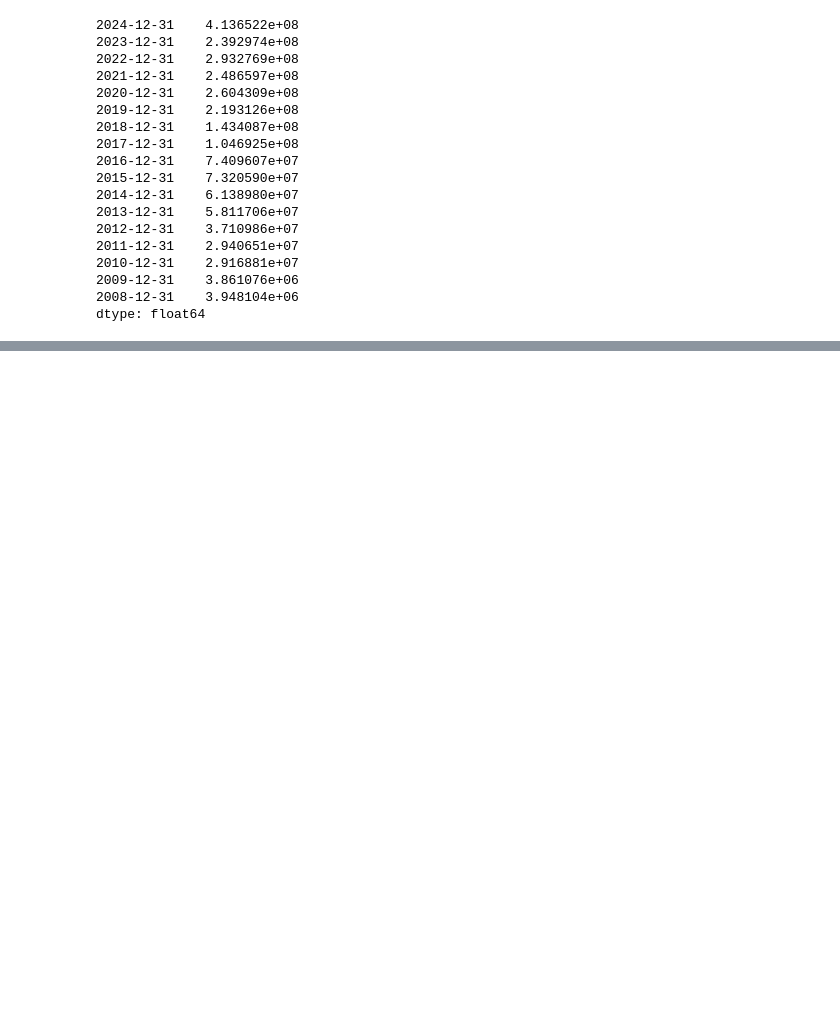
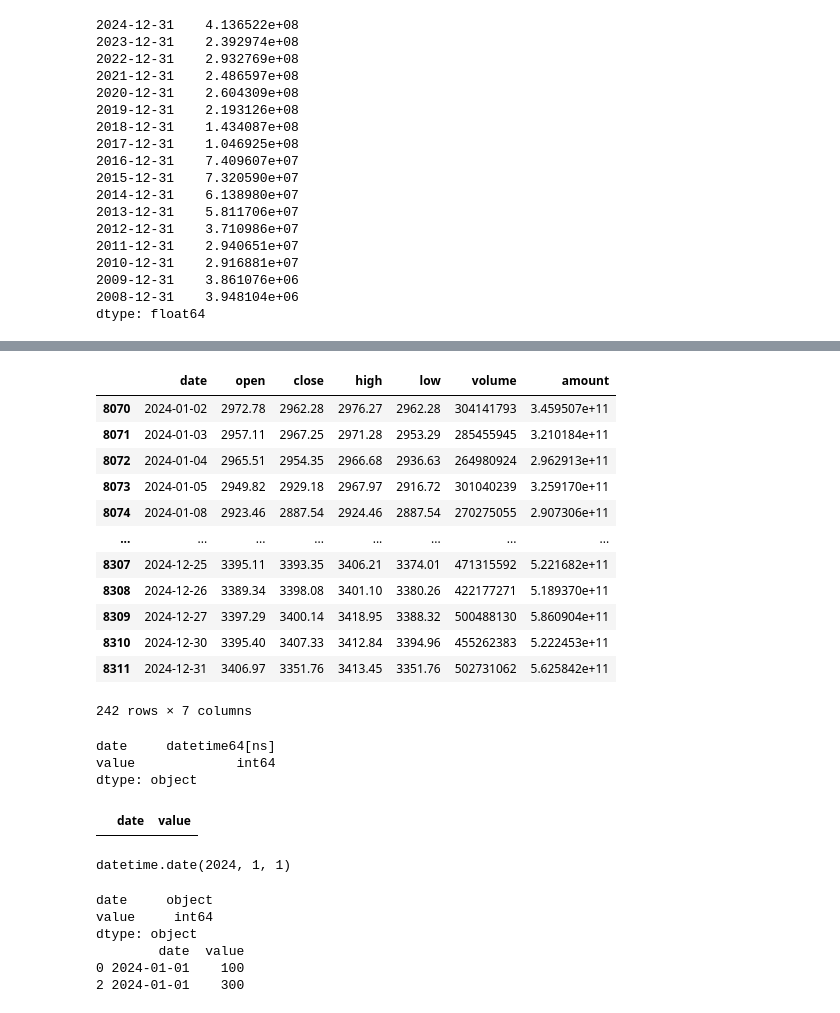
Before and after one commit to xietiany/quant, a Jupyter notebook: Demo.ipynb, the cells around one changed output, grey strips where cells are left out. Saved outputs shown, nothing was run; the diff lists cells and outputs as text; code cells hidden in the pictures; blank space fills up the shorter version.

```diff
--- a/Demo.ipynb
+++ b/Demo.ipynb
@@ -529,0 +656,37 @@ dtype: float64
+# %%
+import pandas as pd
+from datetime import datetime
+import akshare as ak
+raw = ak.stock_zh_index_daily_em("sh000001")
+start = '2024-01-01'
+end = '2024-12-31'
+format_string = "%Y-%m-%d"
+start = datetime.strptime(start, format_string)
+end = datetime.strptime(end, format_string)
+raw["date"] = pd.to_datetime(raw.date)
+raw[(raw["date"] >= start) & (raw["date"] <= end)]
+print
+# %% [output]
+|  | date | open | close | high | low | volume | amount |
+| 8070 | 2024-01-02 | 2972.78 | 2962.28 | 2976.27 | 2962.28 | 304141793 | 3.459507e+11 |
+| 8071 | 2024-01-03 | 2957.11 | 2967.25 | 2971.28 | 2953.29 | 285455945 | 3.210184e+11 |
+| 8072 | 2024-01-04 | 2965.51 | 2954.35 | 2966.68 | 2936.63 | 264980924 | 2.962913e+11 |
+| 8073 | 2024-01-05 | 2949.82 | 2929.18 | 2967.97 | 2916.72 | 301040239 | 3.259170e+11 |
+| 8074 | 2024-01-08 | 2923.46 | 2887.54 | 2924.46 | 2887.54 | 270275055 | 2.907306e+11 |
+| ... | ... | ... | ... | ... | ... | ... | ... |
+| 8307 | 2024-12-25 | 3395.11 | 3393.35 | 3406.21 | 3374.01 | 471315592 | 5.221682e+11 |
+| 8308 | 2024-12-26 | 3389.34 | 3398.08 | 3401.10 | 3380.26 | 422177271 | 5.189370e+11 |
+| 8309 | 2024-12-27 | 3397.29 | 3400.14 | 3418.95 | 3388.32 | 500488130 | 5.860904e+11 |
+| 8310 | 2024-12-30 | 3395.40 | 3407.33 | 3412.84 | 3394.96 | 455262383 | 5.222453e+11 |
+| 8311 | 2024-12-31 | 3406.97 | 3351.76 | 3413.45 | 3351.76 | 502731062 | 5.625842e+11 |
+242 rows × 7 columns
+# %%
+# marketData["year"] = marketData.date.year
+raw['date'] = pd.to_datetime(raw['date'])
+print(raw.dtypes)
+raw[raw["date"] == "2024-12-30"]
+# %% [output]
+date     datetime64[ns]
+value             int64
+dtype: object
+|  | date | value |
@@ -529,0 +705,4 @@ dtype: float64
+# %%
+start
+# %% [output]
+datetime.date(2024, 1, 1)
@@ -529,0 +711,25 @@ dtype: float64
+# %%
+# For example purposes, let's create a sample DataFrame
+raw = pd.DataFrame({
+    'date': ['2024-01-01', '2024-01-02', '2024-01-01'],
+    'value': [100, 200, 300]
+})
+
+# 1. Print the data types of the DataFrame
+print(raw.dtypes)
+
+# 2. Convert the 'date' column to datetime objects if it is not already
+raw['date'] = pd.to_datetime(raw['date'])
+
+# 3. Filter the DataFrame for a specific date
+filtered_data = raw[raw['date'] == '2024-01-01']
+
+# 4. Print the filtered result
+print(filtered_data)
+# %% [output]
+date     object
+value     int64
+dtype: object
+        date  value
+0 2024-01-01    100
+2 2024-01-01    300
```
Also changed, not shown: parts of 13 cells of this notebook, 5 other files.
